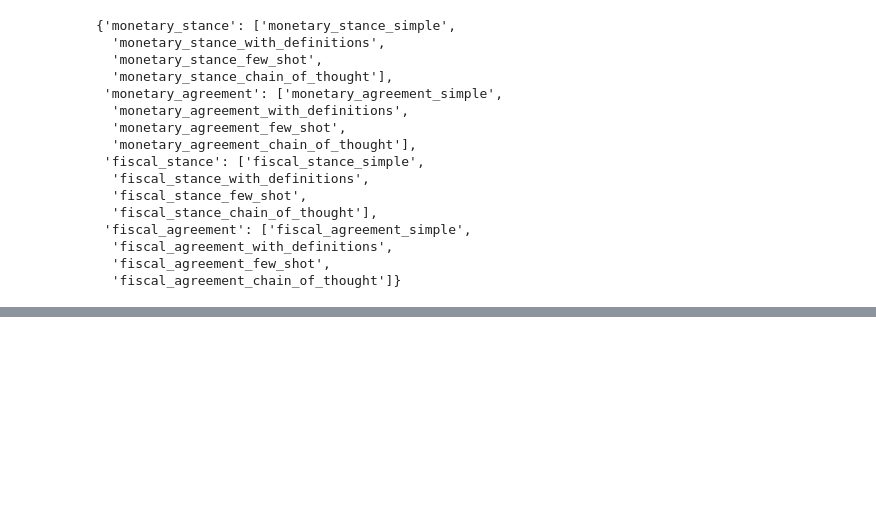
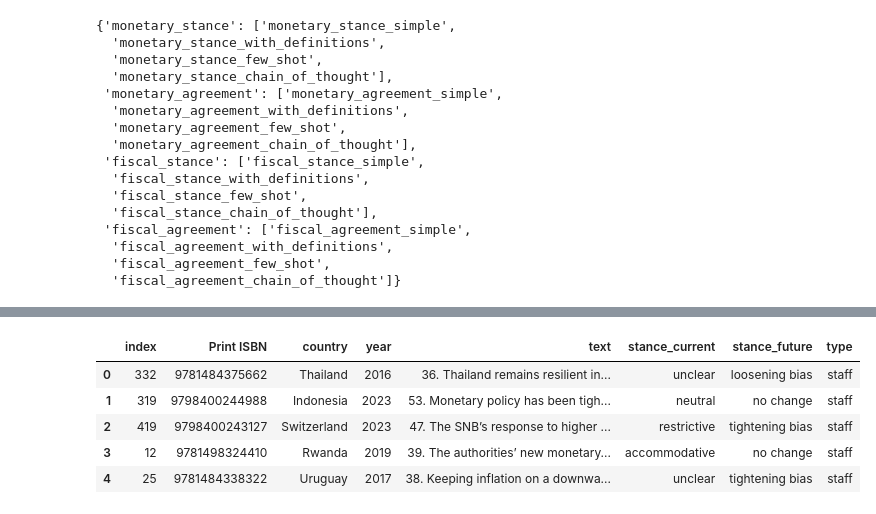
Before and after one commit to johnsonice/Fund_ISR, a Jupyter notebook: notebooks/Traction/llm_fiscal_monetary_demo.ipynb, the cells around one changed output, grey strips where cells are left out. Saved outputs shown, nothing was run; the diff lists cells and outputs as text; code cells hidden in the pictures; blank space fills up the shorter version.

```diff
--- a/notebooks/Traction/llm_fiscal_monetary_demo.ipynb
+++ b/notebooks/Traction/llm_fiscal_monetary_demo.ipynb
@@ -134,0 +74,6 @@ The generic `test_prompt()` function can test any prompt variant with appropriat
+# %%
+# prepare files for different tasks
+df_train = pd.read_excel(data_dir / 'monetary/cv/training_2.xlsx')
+df_test = pd.read_excel(data_dir / 'monetary/cv/testing_2.xlsx')
+df_train_agree = df_train[['index', 'Print ISBN', 'staff', 'buff', 'country', 'year', 'agreement_general', 'disagreement_areas']]
+df_test_agree = df_test[['index', 'Print ISBN', 'staff', 'buff', 'country', 'year', 'agreement_general', 'disagreement_areas']]
@@ -134,0 +278,26 @@ The generic `test_prompt()` function can test any prompt variant with appropriat
+# %%
+df_train_stance = pd.DataFrame()
+for tp in ['staff', 'buff']:
+    df_temp = df_train[['index', 'Print ISBN', 'country', 'year', tp, '%s_stance_current'%tp, '%s_stance_future'%tp]]
+    df_temp = df_temp.rename(columns={tp: 'text'}).rename(columns={c: c.replace(tp+'_', '') for c in df_temp.columns})
+    df_temp['type'] = tp
+    df_train_stance = pd.concat([df_train_stance, df_temp], ignore_index=True)
+
+df_test_stance = pd.DataFrame()
+for tp in ['staff', 'buff']:
+    df_temp = df_test[['index', 'Print ISBN', 'country', 'year', tp, '%s_stance_current'%tp, '%s_stance_future'%tp]]
+    df_temp = df_temp.rename(columns={tp: 'text'}).rename(columns={c: c.replace(tp+'_', '') for c in df_temp.columns})
+    df_temp['type'] = tp
+    df_test_stance = pd.concat([df_test_stance, df_temp], ignore_index=True)
+
+## merge train and test stance data
+df_stance = pd.concat([df_train_stance, df_test_stance], ignore_index=True)
+# %%
+df_stance.head()
+# %% [output]
+|  | index | Print ISBN | country | year | text | stance_current | stance_future | type |
+| 0 | 332 | 9781484375662 | Thailand | 2016 | 36. Thailand remains resilient in... | unclear | loosening bias | staff |
+| 1 | 319 | 9798400244988 | Indonesia | 2023 | 53. Monetary policy has been tigh... | neutral | no change | staff |
+| 2 | 419 | 9798400243127 | Switzerland | 2023 | 47. The SNB’s response to higher ... | restrictive | tightening bias | staff |
+| 3 | 12 | 9781498324410 | Rwanda | 2019 | 39. The authorities’ new monetary... | accommodative | no change | staff |
+| 4 | 25 | 9781484338322 | Uruguay | 2017 | 38. Keeping inflation on a downwa... | unclear | tightening bias | staff |
```
Also changed, not shown: parts of 30 cells of this notebook, 12 other files.
